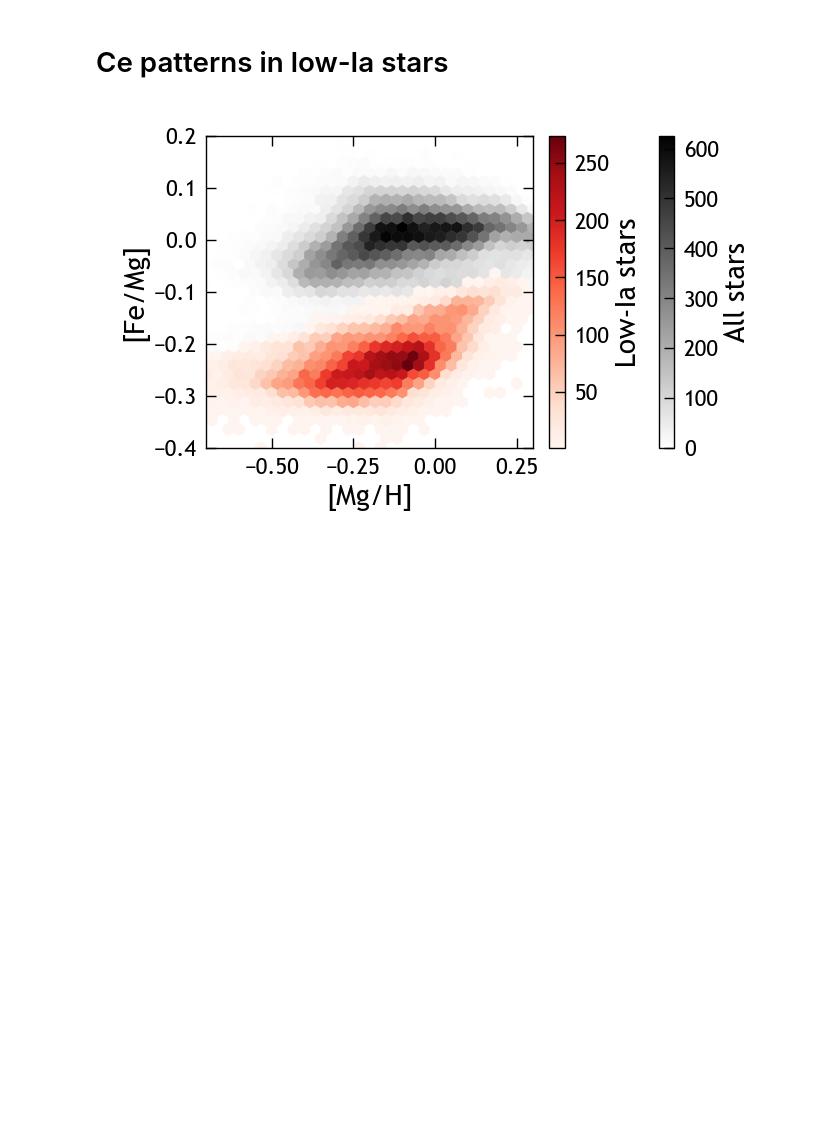
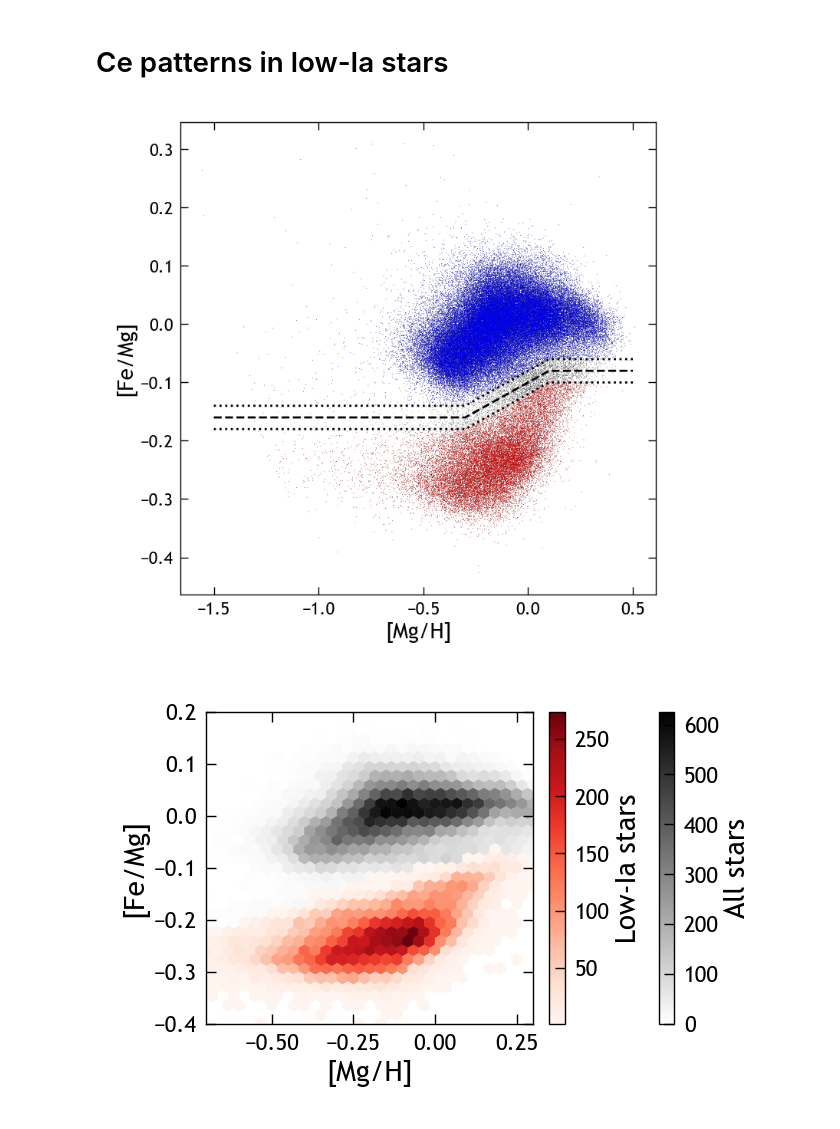
Before and after one commit to lodubay/chemical-clocks, a Jupyter notebook: src/scripts/low_ia.ipynb, the cells around one changed output. Saved outputs shown, nothing was run; the diff lists cells and outputs as text; code cells hidden in the pictures; blank space fills up the shorter version.

Commit message:
switch alpha > ia nomenclature

```diff
--- a/src/scripts/low_ia.ipynb
+++ b/src/scripts/low_ia.ipynb
@@ -10,16 +10,31 @@ from sample import abundance_ratio
 
 plt.style.use(paths.styles / 'notebook.mplstyle')
 # %%
-data = pd.read_csv(paths.data / 'sample.csv')
+data = import_sample(good_ages=False, cut_limits=True)
 data = data[
-    (data['lim_ce_h_flag'] == 0) &
     (data['z_max'] < 3) &
     (data['Rg'] > 3) &
     (data['Rg'] < 20)
+    # (data['Lz'] / data['Jtot'] > 0.6)
 ]
-data['mn_mg'], data['e_mn_mg'] = abundance_ratio(data, 'mn', 'mg')
-data['al_fe'], data['e_al_fe'] = abundance_ratio(data, 'al', 'fe')
-low_ia = data[data['high_alpha']]
+low_ia = data[data['low_ia']]
+high_ia = data[data['high_ia']]
+# %%
+fig, ax = plt.subplots()
+kwargs = dict(rasterized=True, s=0.05, edgecolors='none')
+ax.scatter(data['mg_h'], data['fe_mg'], c='k', **kwargs)
+ax.scatter(high_ia['mg_h'], high_ia['fe_mg'], c='b', **kwargs)
+ax.scatter(low_ia['mg_h'], low_ia['fe_mg'], c='r', **kwargs)
+mgh_arr = np.arange(-1.5, 0.51, 0.01)
+# ax.plot(feh_arr, -alpha_cut(feh_arr), 'k-')
+ax.plot(mgh_arr, alpha_cut(mgh_arr), 'k--')
+ax.plot(mgh_arr, alpha_cut(mgh_arr)-0.02, 'k:')
+ax.plot(mgh_arr, alpha_cut(mgh_arr)+0.02, 'k:')
+ax.set_xlabel('[Mg/H]')
+ax.set_ylabel('[Fe/Mg]')
+plt.show()
+# %% [output]
+[figure, added]
 # %%
 fig, ax = plt.subplots(figsize=(3.25, 2), constrained_layout=True)
 xlim = (-0.7, 0.3)
```
Also changed, not shown: parts of 1 cell of this notebook, 14 other files.
